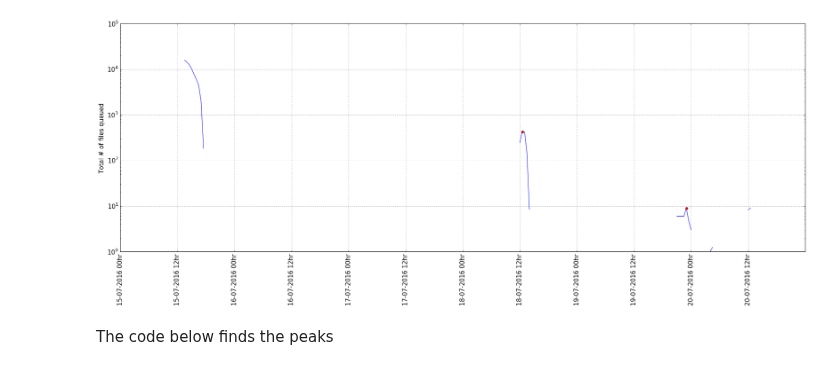
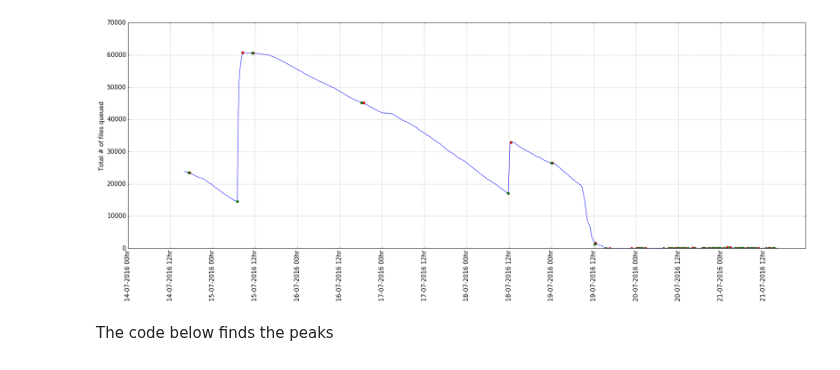
Before and after one commit to ATLAS-Analytics/AnalyticsNotebooks, a Jupyter notebook: Wesley/CorrelationExploration.ipynb, the cells around one changed output. Cells and saved outputs as stored; diff of their text form; code cells hidden in the pictures.

```diff
--- a/Wesley/CorrelationExploration.ipynb
+++ b/Wesley/CorrelationExploration.ipynb
@@ -44,7 +44,7 @@ query = '''{
     "2": {
       "date_histogram": {
         "field": "timestamp",
-        "interval": "30m",
+        "interval": "15m",
         "time_zone": "Europe/Berlin",
         "min_doc_count": 1,
         "extended_bounds": {
@@ -79,10 +79,10 @@ start = currentMilliTime - milliWeek
 end = currentMilliTime
 
 index=0
-#src = 'AGLT2'
-src = 'SARA-MATRIX'
+src = 'AGLT2'
+#src = 'SARA-MATRIX'
 dst = 'BNL-ATLAS'
-queuedQuery = ast.literal_eval(query%(src,dst,start,end,start,end,'queued-User_Subscriptions'))
+queuedQuery = ast.literal_eval(query%(src,dst,start,end,start,end,'queued-total'))
 
 queuedResponse = es.search(index="atlas_ddm-metrics*", body=queuedQuery, request_timeout=600)
 
@@ -106,33 +106,40 @@ This aggregation and fetching took 0.983525 seconds
 # %%
 import matplotlib.dates as dt
 from scipy.signal import savgol_filter,argrelmin,argrelmax
 from scipy.ndimage.filters import median_filter,gaussian_filter
 
+#Interpolate missing values in data
+indices = np.logical_not(np.isnan(queuedData))
+timestampNan = timestamp[indices]
+queuedNan = queuedData[indices]
+queuedInterp = np.interp(timestamp,timestampNan,queuedNan)
+
+
 #Find max values, which we assume corresponds to the total # of files queued for that task.
-maxQueued = argrelmax(queuedData)[0]
+maxQueued = argrelmax(queuedInterp)[0]
 #Find local min values of data, from which we hope to get a linear slope
-minQueued = argrelmin(queuedData)[0]
+minQueued = argrelmin(queuedInterp)[0]
 
 dateTime = dt.epoch2num(timestamp/1000.)
 
 plt.figure(figsize=(30,10))
-plt.semilogy(dateTime,queuedData,'b-')
-plt.semilogy(dateTime[maxQueued],queuedData[maxQueued],'ro')
-plt.semilogy(dateTime[minQueued],queuedData[minQueued],'go')
+plt.plot(dateTime,queuedInterp,'b-')
+plt.plot(dateTime[maxQueued],queuedInterp[maxQueued],'ro')
+plt.plot(dateTime[minQueued],queuedInterp[minQueued],'go')
 
 ax = plt.gca()
 #Tedious date/time formatting
 xfmt = dt.DateFormatter('%d-%m-%Y %Hhr')
 ax.xaxis.set_major_formatter(xfmt)
 ax.xaxis_date()
 start, end = ax.get_xlim()
 
 plt.xticks(np.arange(start, end,1/2),rotation= 90 )
 plt.ylabel('Total # of files queued')
 plt.title('')
 plt.grid()
 # %% [output]
-[figure, old version]
+[figure, new version]
 # %% [markdown]
 The code below finds the peaks
 # %%
```
Also changed, not shown: parts of 8 cells of this notebook, 3 other files.
